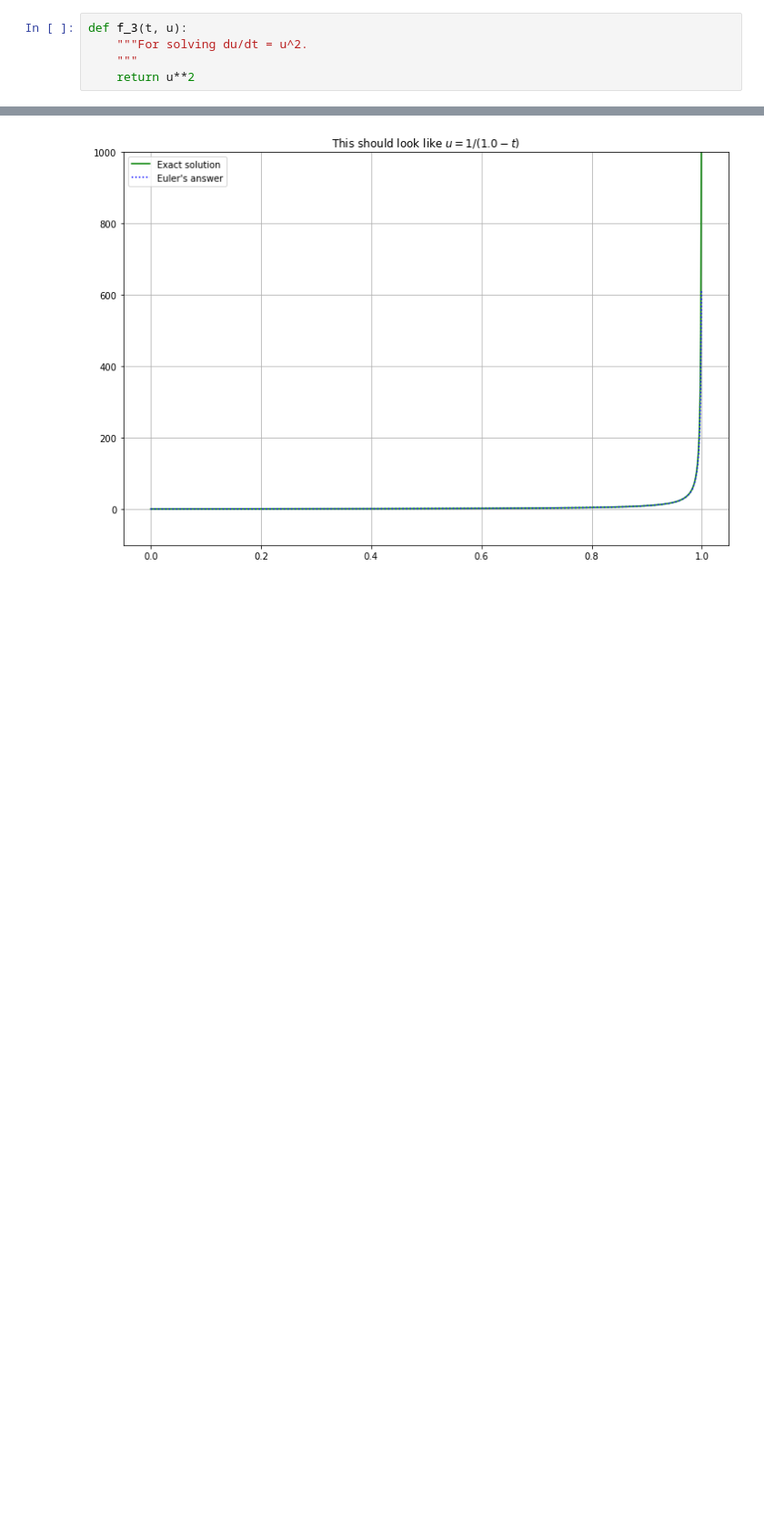
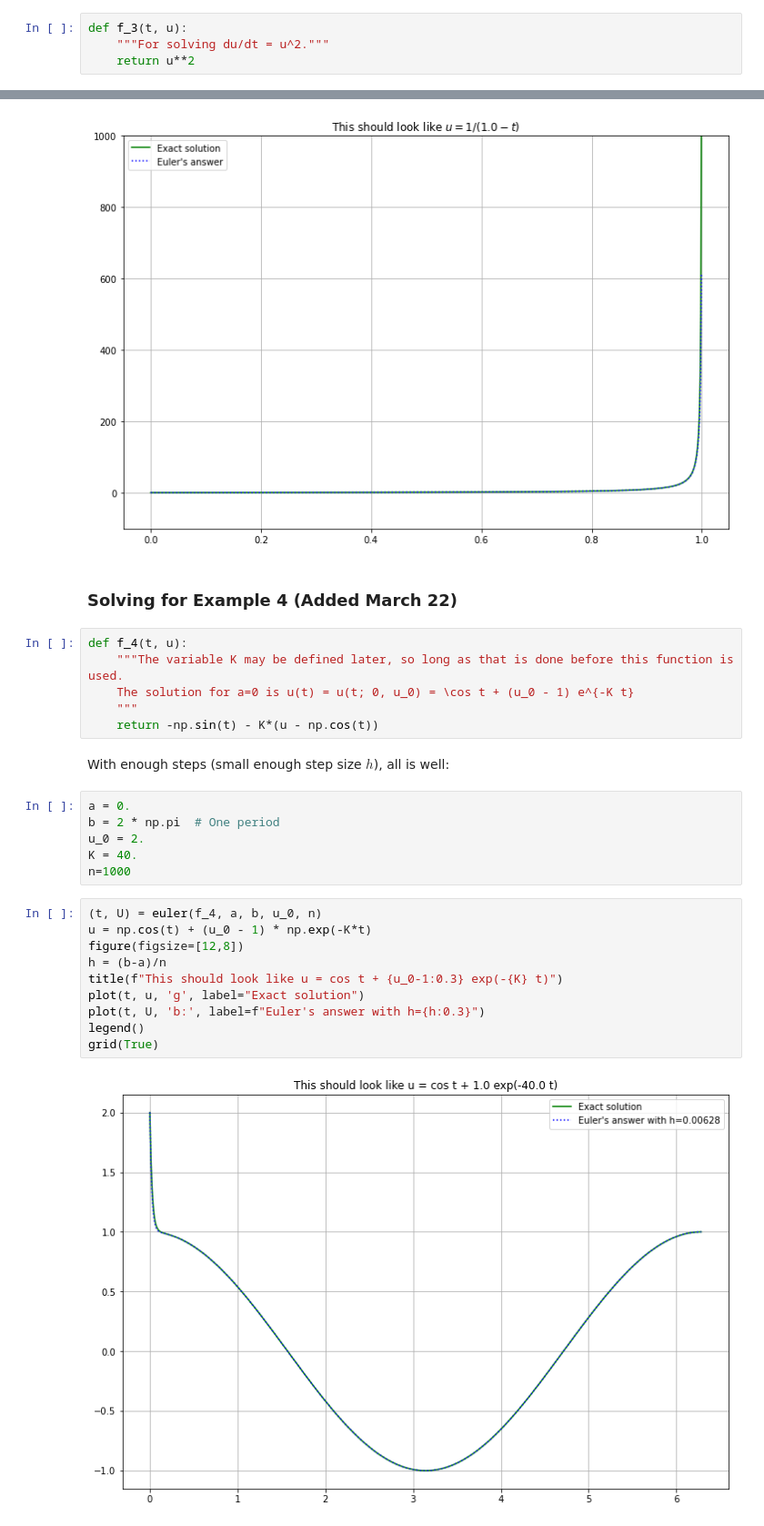
Before and after one commit to lemesurierb/elementary-numerical-analysis-python, a Jupyter notebook: _sources/python_notebooks_modules/ODE-IVP-1-basics-and-Euler.ipynb, the cells around one changed output, grey strips where cells are left out. Shown: that part at 91% size. Cells and saved outputs as stored; diff of their text form; blank space fills up the shorter version.

```diff
--- a/_sources/python_notebooks_modules/ODE-IVP-1-basics-and-Euler.ipynb
+++ b/_sources/python_notebooks_modules/ODE-IVP-1-basics-and-Euler.ipynb
@@ -208,8 +240,7 @@ grid(True)
 ### Solving for Example 3; solutions that blow up
 # %%
 def f_3(t, u):
-    """For solving du/dt = u^2.
-    """
+    """For solving du/dt = u^2."""
     return u**2
 # %%
 a = 0
@@ -266,3 +297,32 @@ legend()
 grid(True)
 # %% [output]
 [figure]
+# %% [markdown]
+<a name="solving-example-4"></a>
+### Solving for Example 4 (Added March 22)
+# %%
+def f_4(t, u):
+    """The variable K may be defined later, so long as that is done before this function is used.
+    The solution for a=0 is u(t) = u(t; 0, u_0) = \cos t + (u_0 - 1) e^{-K t}
+    """
+    return -np.sin(t) - K*(u - np.cos(t))
+# %% [markdown]
+With enough steps (small enough step size $h$), all is well:
+# %%
+a = 0.
+b = 2 * np.pi  # One period
+u_0 = 2.
+K = 40.
+n=1000
+# %%
+(t, U) = euler(f_4, a, b, u_0, n)
+u = np.cos(t) + (u_0 - 1) * np.exp(-K*t)
+figure(figsize=[12,8])
+h = (b-a)/n
+title(f"This should look like u = cos t + {u_0-1:0.3} exp(-{K} t)")
+plot(t, u, 'g', label="Exact solution")
+plot(t, U, 'b:', label=f"Euler's answer with h={h:0.3}")
+legend()
+grid(True)
+# %% [output]
+[figure, added]
```
Also changed, not shown: parts of 11 cells of this notebook, 16 other files.
